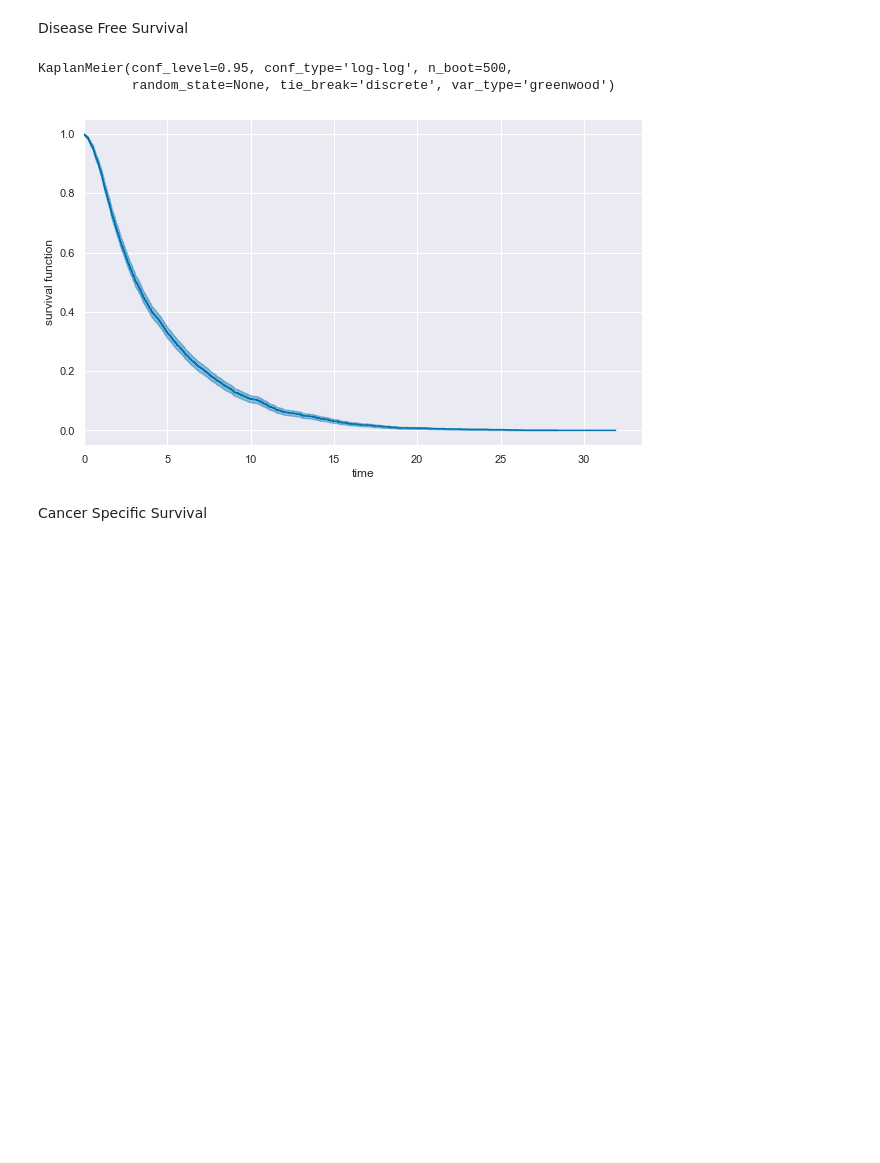
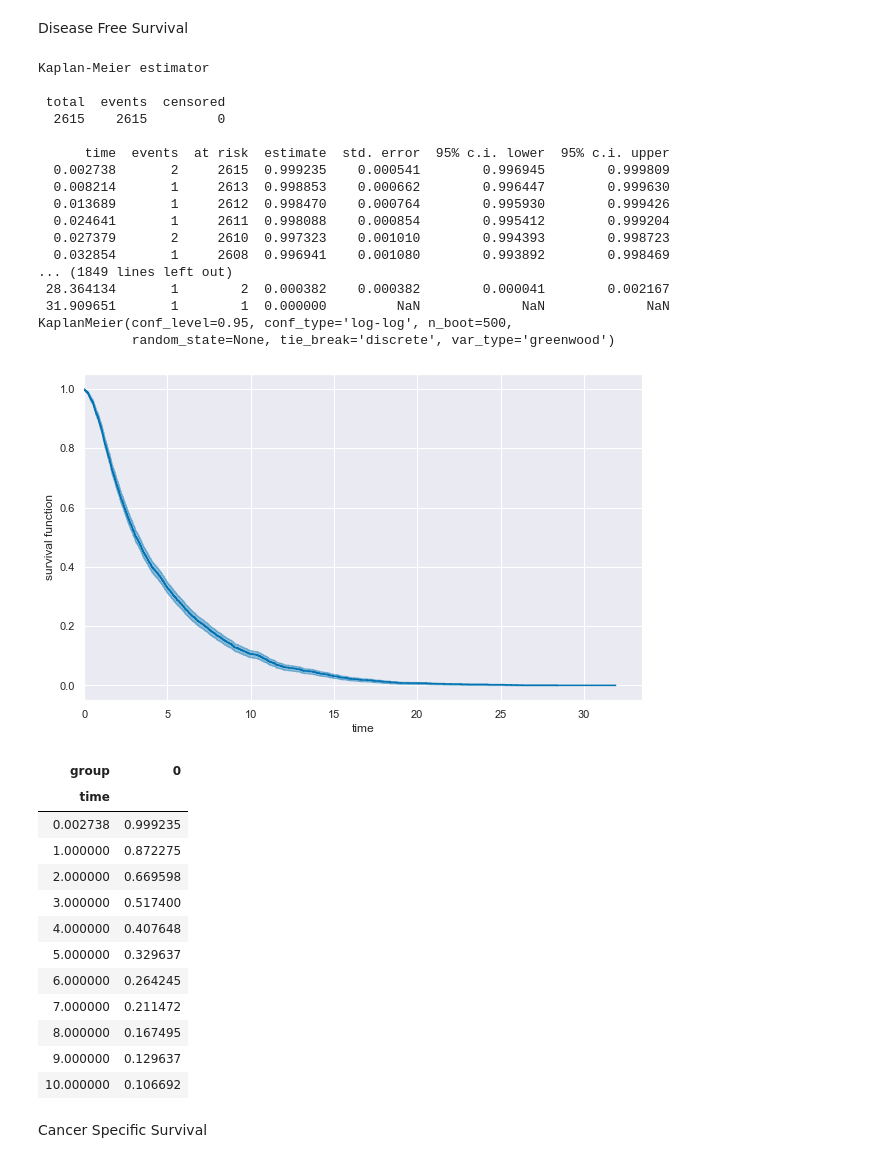
Before and after one commit to cmy96/fyp, a Jupyter notebook: Code/Kaplan Meier module.ipynb, the cells around one changed output. Drawn from its saved outputs; the diff is of its cells as text; code cells hidden in the pictures; blank space fills up the shorter version.

```diff
--- a/Code/Kaplan Meier module.ipynb
+++ b/Code/Kaplan Meier module.ipynb
@@ -159,20 +182,52 @@ Disease Free Survival
 # %%
 #Build Input DF
 surv = build_surv_obj(survival_type="DFS",years=10, df_dict=df_dict)
 DFS_km = KaplanMeier()
 DFS_km.fit(surv)
-# print(DFS_km.summary)
+print(DFS_km.summary)
 print(DFS_km)
 
 #Plot curve
 plt.figure(figsize=(10, 6))
 DFS_km.plot()
 plt.show()
 plt.close()
+
+#Estimate is basically reading off the curve at the respective time
+estimate = DFS_km.predict([0.002738,1,2,3,4,5,6,7,8,9,10])
+display(estimate)
 # %% [output]
+Kaplan-Meier estimator
+
+ total  events  censored
+  2615    2615         0
+
+      time  events  at risk  estimate  std. error  95% c.i. lower  95% c.i. upper
+  0.002738       2     2615  0.999235    0.000541        0.996945        0.999809
+  0.008214       1     2613  0.998853    0.000662        0.996447        0.999630
+  0.013689       1     2612  0.998470    0.000764        0.995930        0.999426
+  0.024641       1     2611  0.998088    0.000854        0.995412        0.999204
+  0.027379       2     2610  0.997323    0.001010        0.994393        0.998723
+  0.032854       1     2608  0.996941    0.001080        0.993892        0.998469
+... (1849 lines left out)
+ 28.364134       1        2  0.000382    0.000382        0.000041        0.002167
+ 31.909651       1        1  0.000000         NaN             NaN             NaN
 KaplanMeier(conf_level=0.95, conf_type='log-log', n_boot=500,
             random_state=None, tie_break='discrete', var_type='greenwood')
 [figure]
+| group | 0 |
+| time |  |
+| 0.002738 | 0.999235 |
+| 1.000000 | 0.872275 |
+| 2.000000 | 0.669598 |
+| 3.000000 | 0.517400 |
+| 4.000000 | 0.407648 |
+| 5.000000 | 0.329637 |
+| 6.000000 | 0.264245 |
+| 7.000000 | 0.211472 |
+| 8.000000 | 0.167495 |
+| 9.000000 | 0.129637 |
+| 10.000000 | 0.106692 |
 # %% [markdown]
 Cancer Specific Survival
 # %%
```
Also changed, not shown: parts of 5 cells of this notebook, 2 other files.
